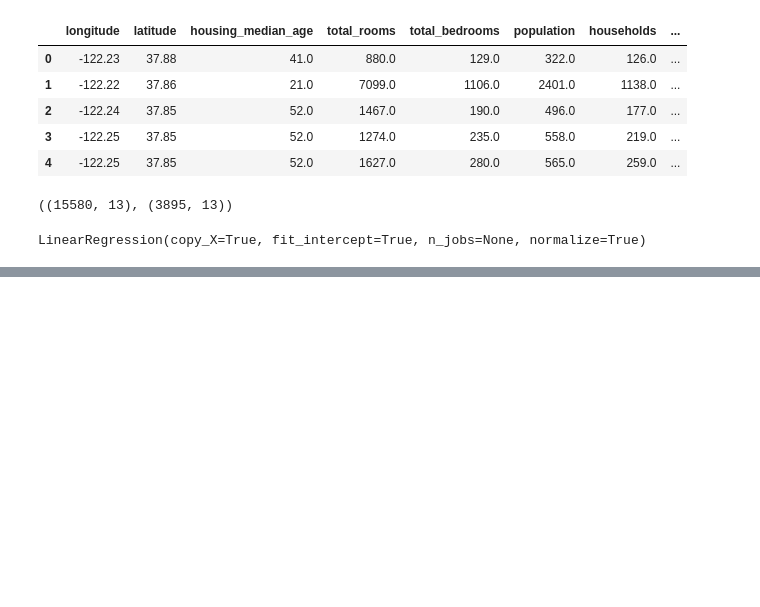
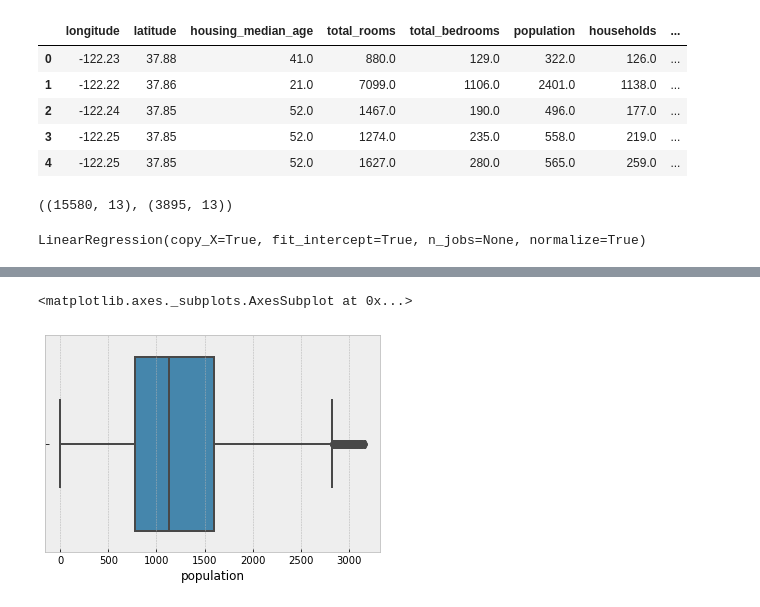
Before and after one commit to omotayo-alade/Scripts_Notebooks, a Jupyter notebook: notebooks/machine_learning.ipynb, the cells around one changed output, grey strips where cells are left out. Saved outputs shown, nothing was run; the diff lists cells and outputs as text; code cells hidden in the pictures; blank space fills up the shorter version.

```diff
--- a/notebooks/machine_learning.ipynb
+++ b/notebooks/machine_learning.ipynb
@@ -368,0 +405,5 @@ sns.distplot(y_pred, hist=False, color='r', label='Predicted', ax=ax)
+# %%
+sns.boxplot(df_new1['population'])
+# %% [output]
+<matplotlib.axes._subplots.AxesSubplot at 0x...>
+[figure, added]
```
Also changed, not shown: parts of 13 cells of this notebook.
